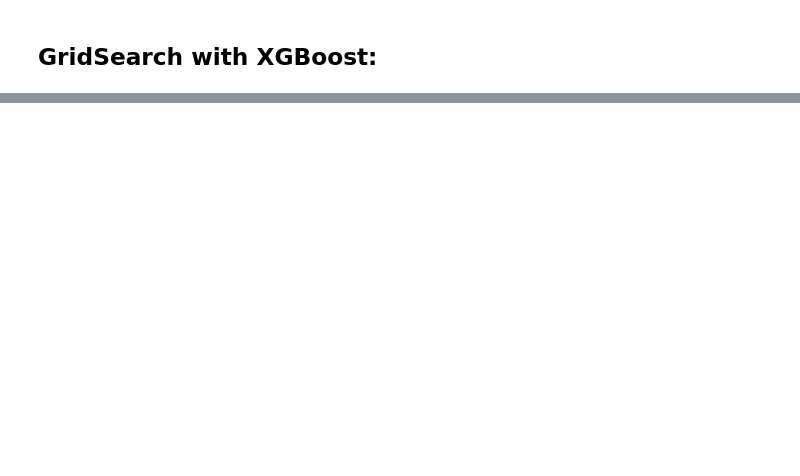
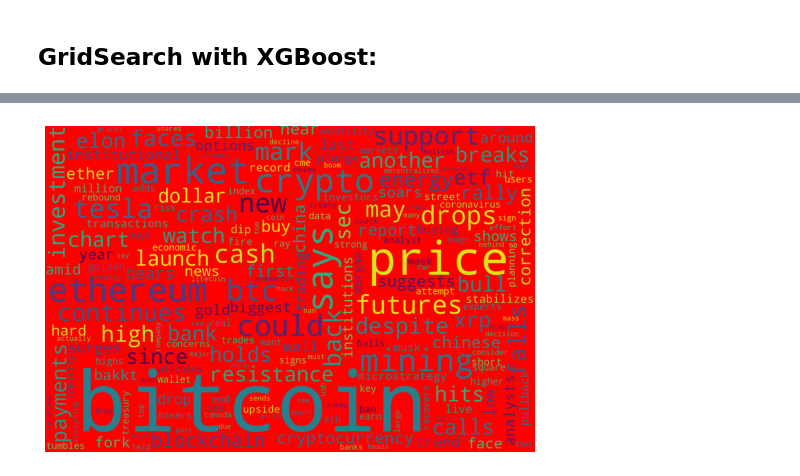
Before and after one commit to emel333/crypto-headlines-as-predictors, a Jupyter notebook: modeling.ipynb, the cells around one changed output, grey strips where cells are left out. Cells and saved outputs as stored; diff of their text form; code cells hidden in the pictures; blank space fills up the shorter version.

```diff
--- a/modeling.ipynb
+++ b/modeling.ipynb
@@ -526,0 +667,2 @@ grid.best_params
+# %%
+down_words = up_down_df[0]
@@ -526,0 +674,3 @@ grid.best_params
+# %%
+downs = ' '
+downs = downs.join(down_words['v2_headline'].tolist())
@@ -526,0 +720,12 @@ grid.best_params
+# %%
+wordcloud = WordCloud(background_color='red',
+                      width=1500,
+                      height=1000
+                      ).generate_from_frequencies(fd_down)
+
+plt.figure(figsize=(9,6))
+plt.imshow(wordcloud)
+plt.axis('off')
+plt.show()
+# %% [output]
+[figure, added]
```
Also changed, not shown: parts of 70 cells of this notebook.
